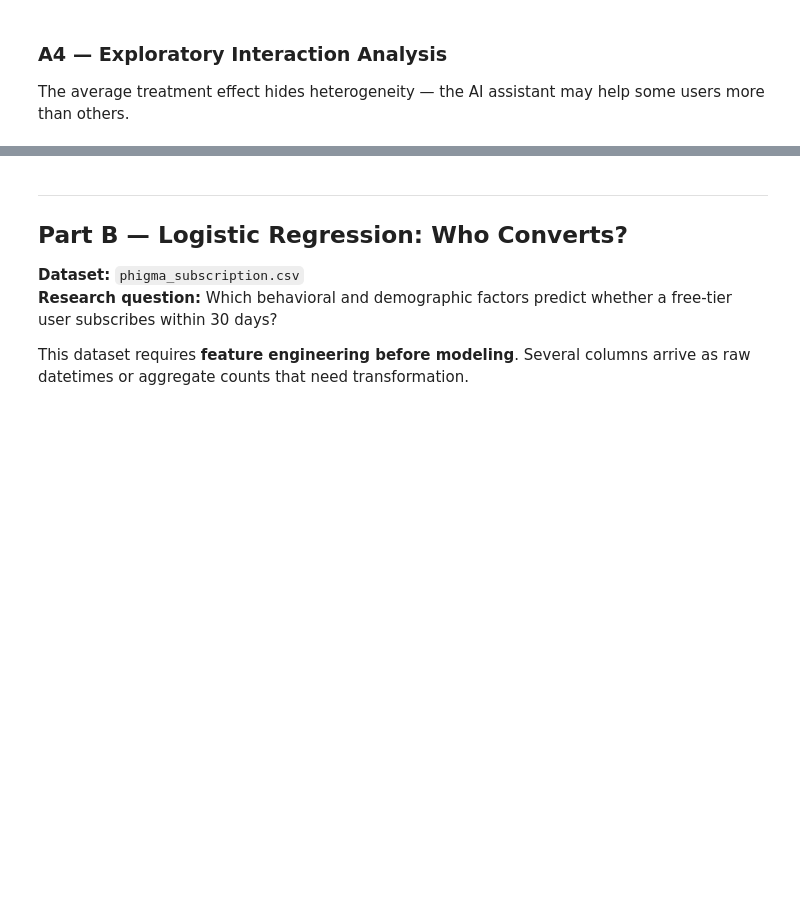
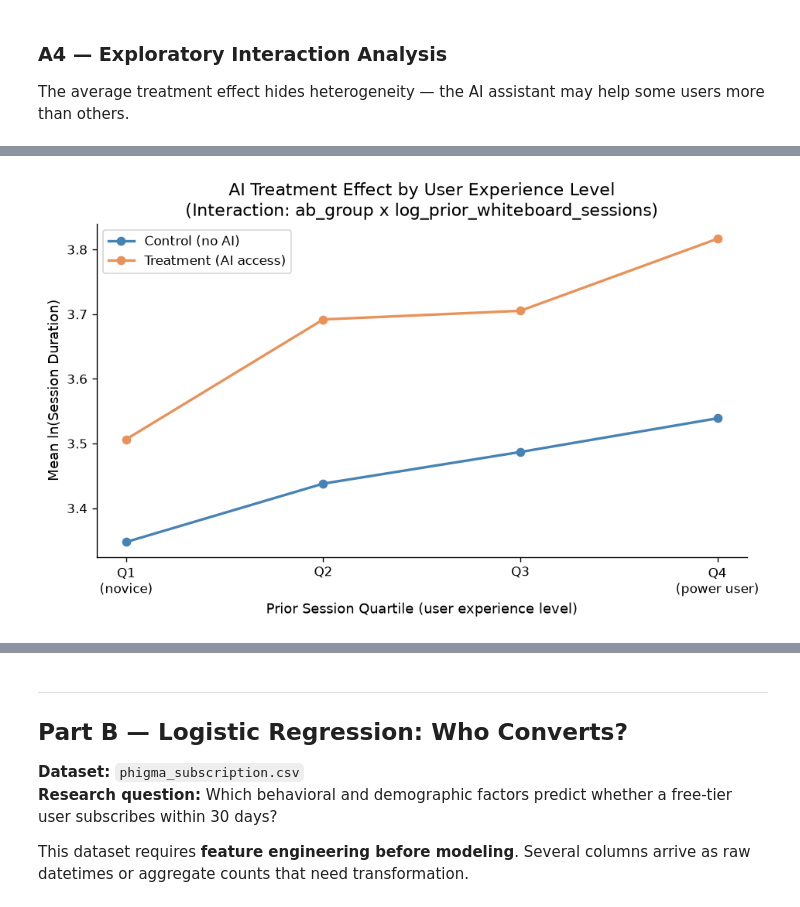
Before and after one commit to ChristianSantos2671/Santos_Christian_A02, a Jupyter notebook: iat461_a2_ChristianSantos_cjs30.ipynb, the cells around one changed output, grey strips where cells are left out. Cells and saved outputs as stored; diff of their text form; code cells hidden in the pictures; blank space fills up the shorter version.

```diff
--- a/iat461_a2_ChristianSantos_cjs30.ipynb
+++ b/iat461_a2_ChristianSantos_cjs30.ipynb
@@ -442,3 +669,45 @@ The average treatment effect hides heterogeneity — the AI assistant may help s
+# %%
+# YOUR CODE HERE
+# Visualize the interaction
+# Example: plot mean log(outcome) for treatment vs control, split by the moderating variable
+# Use a grouped bar chart or overlapping regression lines
+
+df_viz = df_model.copy()
+df_viz['log_duration'] = y.values
+
+df_viz['prior_q'] = pd.qcut(
+    df_viz['prior_whiteboard_sessions'], q=4,
+    labels=['Q1\n(novice)', 'Q2', 'Q3', 'Q4\n(power user)']
+)
+
+summary = (
+    df_viz.groupby(['prior_q', 'ab_group'], observed=True)['log_duration']
+    .mean()
+    .reset_index()
+)
+
+fig, ax = plt.subplots(figsize=(8, 5))
+for group, color, label in [
+    ('control',   'steelblue', 'Control (no AI)'),
+    ('treatment', ACCENT,      'Treatment (AI access)'),
+]:
+    sub = summary[summary['ab_group'] == group]
+    ax.plot(
+        sub['prior_q'].astype(str), sub['log_duration'],
+        marker='o', color=color, label=label, lw=2
+    )
+
+ax.set_xlabel('Prior Session Quartile (user experience level)')
+ax.set_ylabel('Mean ln(Session Duration)')
+ax.set_title(
+    'AI Treatment Effect by User Experience Level\n'
+    '(Interaction: ab_group x log_prior_whiteboard_sessions)'
+)
+ax.legend()
+plt.tight_layout()
+plt.show()
+# %% [output]
+[figure, added]
 # %% [markdown]
 **✏️ Your interpretation (A4):**
 
```
Also changed, not shown: parts of 22 cells of this notebook.
